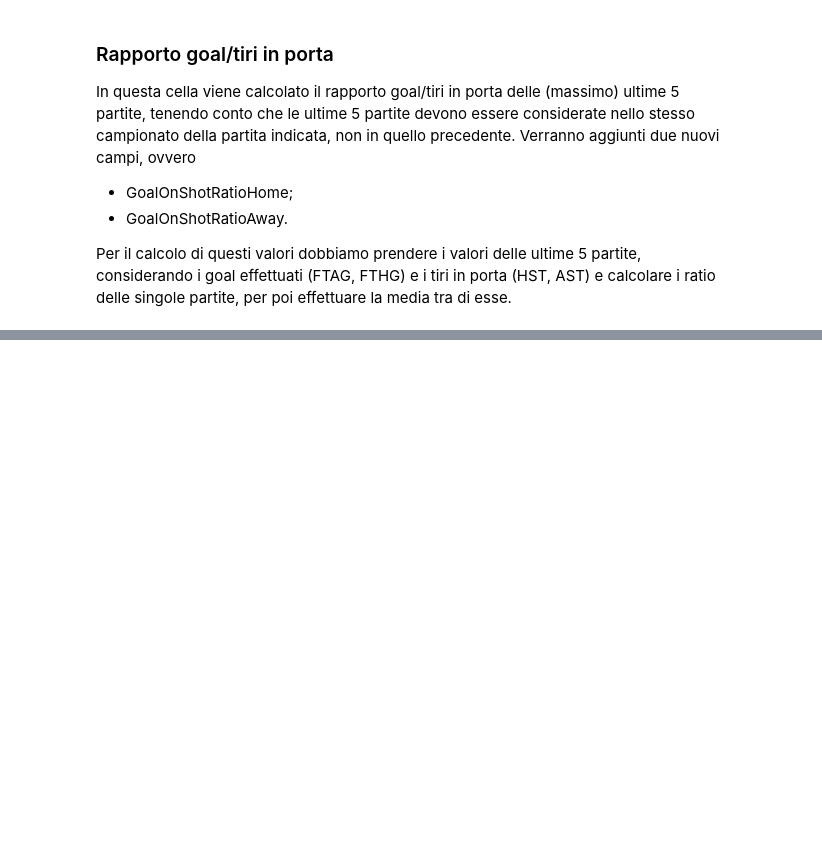
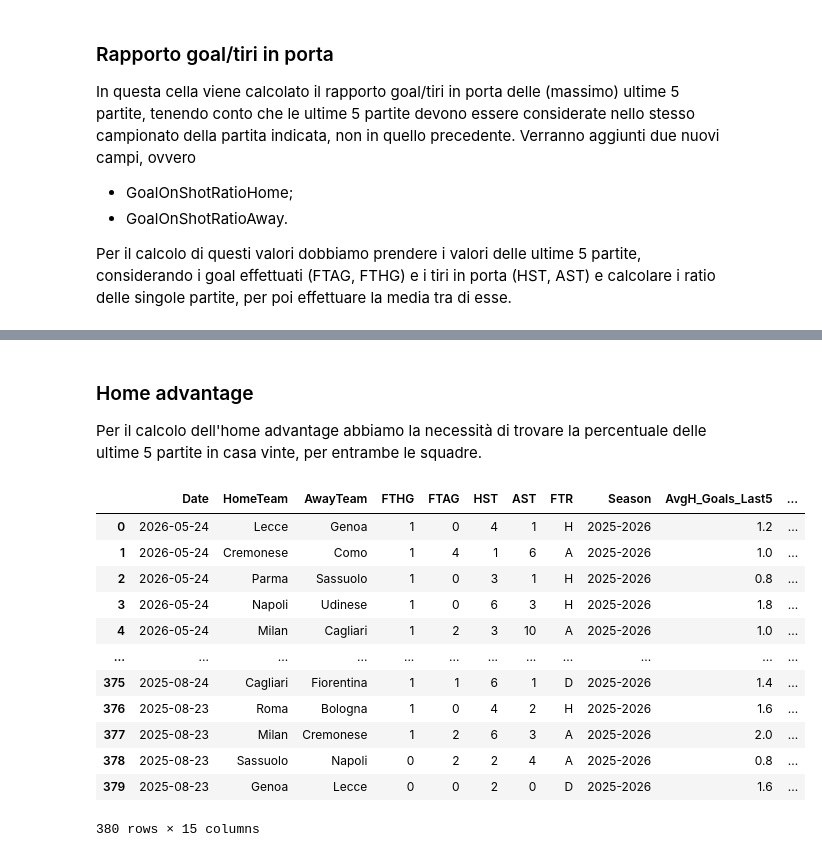
Before and after one commit to Lucaseraaa/sports-game-outcome-predictor, a Jupyter notebook: notebook/feature-engineering.ipynb, the cells around one changed output, grey strips where cells are left out. Saved outputs shown, nothing was run; the diff lists cells and outputs as text; code cells hidden in the pictures; blank space fills up the shorter version.

Commit message:
calcolo dell'home advantage

```diff
--- a/notebook/feature-engineering.ipynb
+++ b/notebook/feature-engineering.ipynb
@@ -285,0 +286,62 @@ goal_ratio_dataframe.head()
+# %% [markdown]
+### Home advantage
+Per il calcolo dell'home advantage abbiamo la necessità di trovare la percentuale delle ultime 5 partite in casa vinte, per entrambe le squadre.
+# %%
+# Riutilizzo la variabile 'team_date' già calcolata in  un blocco precedente
+home_only = team_date[team_date["Home"] == 1].copy()
+
+home_only["HomeAdvantage_Pre"] = (
+    home_only.groupby("Team")["Win"]
+    .transform(lambda x: x.shift(1).rolling(window=5, min_periods=1).mean())
+)
+
+home_only["HomeAdvantage_Post"] = (
+    home_only.groupby("Team")["Win"]
+    .transform(lambda x: x.rolling(window=5, min_periods=1).mean())
+)
+
+home_advantage = home_only[["Date", "Team", "HomeAdvantage_Pre", "HomeAdvantage_Post"]].sort_values(["Team", "Date"])
+
+home_advantage_dataset = avg_last5_dataset.copy()
+
+home_advantage_dataset = pd.merge(
+    home_advantage_dataset,
+    home_advantage[["Date", "Team", "HomeAdvantage_Pre"]].rename(
+        columns={"Team": "HomeTeam", "HomeAdvantage_Pre": "HomeAdvantageHome"}
+    ),
+    on=["Date", "HomeTeam"],
+    how="left"
+)
+
+home_adv_away = pd.merge_asof(
+    home_advantage_dataset[["Date", "AwayTeam"]].sort_values("Date"),
+    home_advantage[["Date", "Team", "HomeAdvantage_Post"]].rename(
+        columns={"Team": "AwayTeam", "HomeAdvantage_Post": "HomeAdvantageAway"}
+    ).sort_values("Date"),
+    on="Date",
+    by="AwayTeam",
+    direction="backward"
+)
+
+home_advantage_dataset = pd.merge(
+    home_advantage_dataset,
+    home_adv_away,
+    on=["Date", "AwayTeam"],
+    how="left"
+)
+
+home_advantage_dataset.head(380)
+# %% [output]
+|  | Date | HomeTeam | AwayTeam | FTHG | FTAG | HST | AST | FTR | Season | AvgH_Goals_Last5 | ... |
+| 0 | 2026-05-24 | Lecce | Genoa | 1 | 0 | 4 | 1 | H | 2025-2026 | 1.2 | ... |
+| 1 | 2026-05-24 | Cremonese | Como | 1 | 4 | 1 | 6 | A | 2025-2026 | 1.0 | ... |
+| 2 | 2026-05-24 | Parma | Sassuolo | 1 | 0 | 3 | 1 | H | 2025-2026 | 0.8 | ... |
+| 3 | 2026-05-24 | Napoli | Udinese | 1 | 0 | 6 | 3 | H | 2025-2026 | 1.8 | ... |
+| 4 | 2026-05-24 | Milan | Cagliari | 1 | 2 | 3 | 10 | A | 2025-2026 | 1.0 | ... |
+| ... | ... | ... | ... | ... | ... | ... | ... | ... | ... | ... | ... |
+| 375 | 2025-08-24 | Cagliari | Fiorentina | 1 | 1 | 6 | 1 | D | 2025-2026 | 1.4 | ... |
+| 376 | 2025-08-23 | Roma | Bologna | 1 | 0 | 4 | 2 | H | 2025-2026 | 1.6 | ... |
+| 377 | 2025-08-23 | Milan | Cremonese | 1 | 2 | 6 | 3 | A | 2025-2026 | 2.0 | ... |
+| 378 | 2025-08-23 | Sassuolo | Napoli | 0 | 2 | 2 | 4 | A | 2025-2026 | 0.8 | ... |
+| 379 | 2025-08-23 | Genoa | Lecce | 0 | 0 | 2 | 0 | D | 2025-2026 | 1.6 | ... |
+380 rows × 15 columns
```
Also changed, not shown: parts of 1 cell of this notebook.
